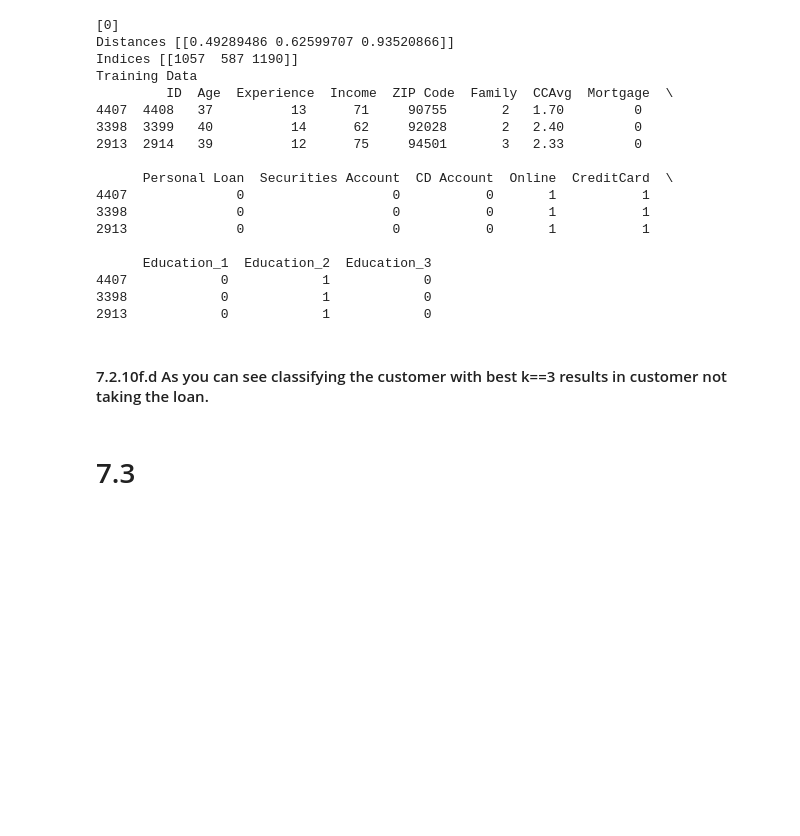
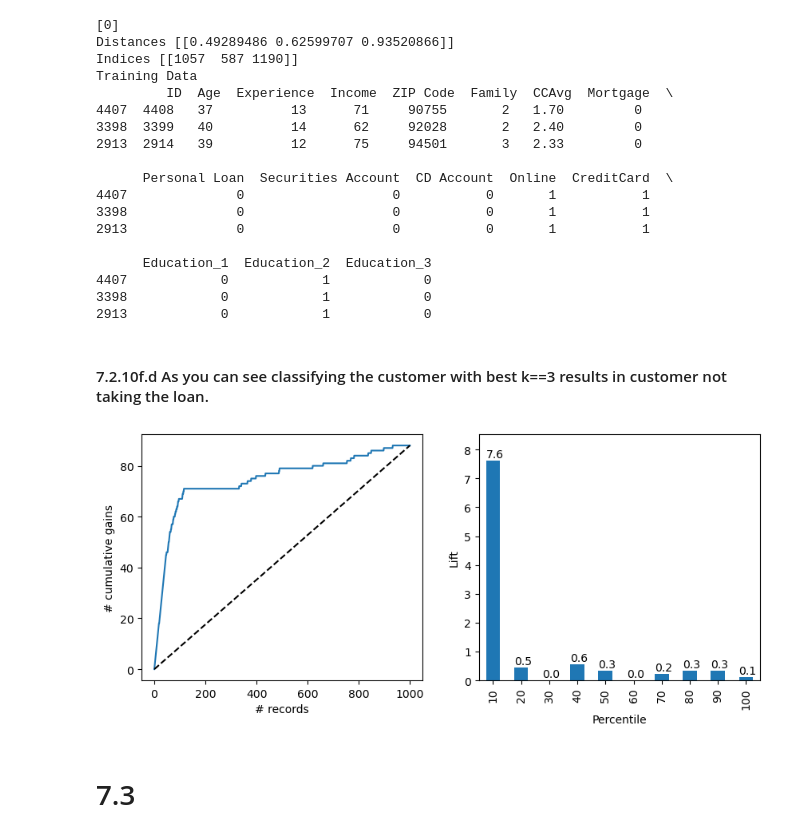
Before and after one commit to wolfesamk/MSBA-206, a Jupyter notebook: DMBA Chapter 7.ipynb, the cells around one changed output. Cells and saved outputs as stored; diff of their text form; code cells hidden in the pictures; blank space fills up the shorter version.

```diff
--- a/DMBA Chapter 7.ipynb
+++ b/DMBA Chapter 7.ipynb
@@ -412,6 +412,19 @@ Training Data
 2913            0            1            0
 # %% [markdown]
 #### 7.2.10f.d As you can see classifying the customer with best k==3 results in customer not taking the loan.
+# %%
+proba = knn3a.predict_proba(bank_test_X)
+result = pd.DataFrame({'actual': bank_test_y,
+                       'p(0)': [p[0] for p in proba],
+                       'p(1)': [p[1] for p in proba],
+                       'predicted': knn5.predict(bank_test_X) })
+df = result.sort_values(by=['p(1)'], ascending=False)
+fig, axes = plt.subplots(nrows=1, ncols=2, figsize=(10, 4))
+gainsChart(df.actual, ax=axes[0])
+liftChart(df.actual, title=False)
+plt.show()
+# %% [output]
+[figure, added]
 # %% [markdown]
 # 7.3
 # %%
```
Also changed, not shown: parts of 1 cell of this notebook, 2 other files.
